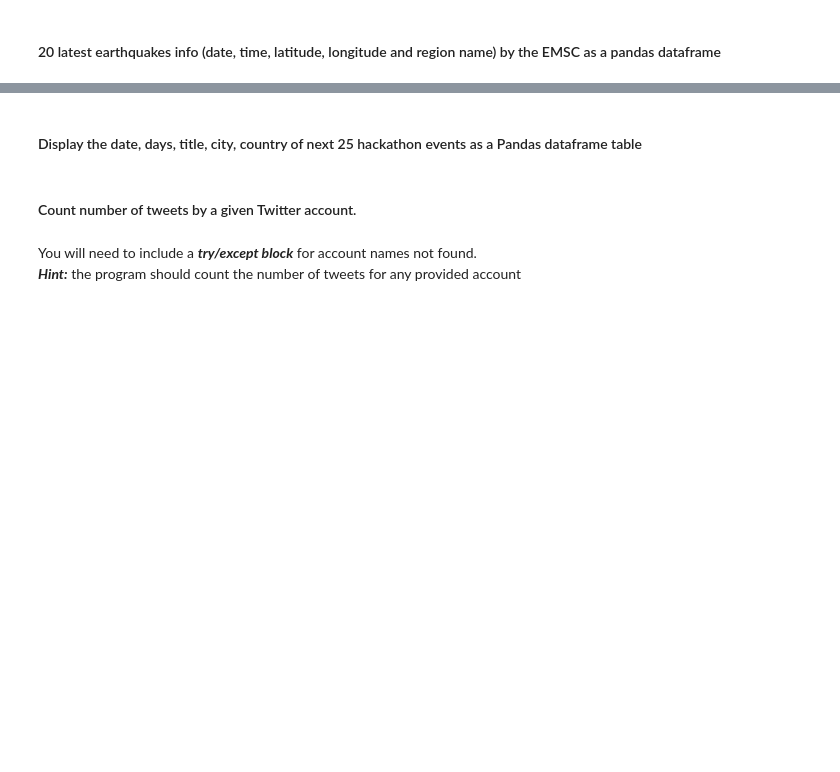
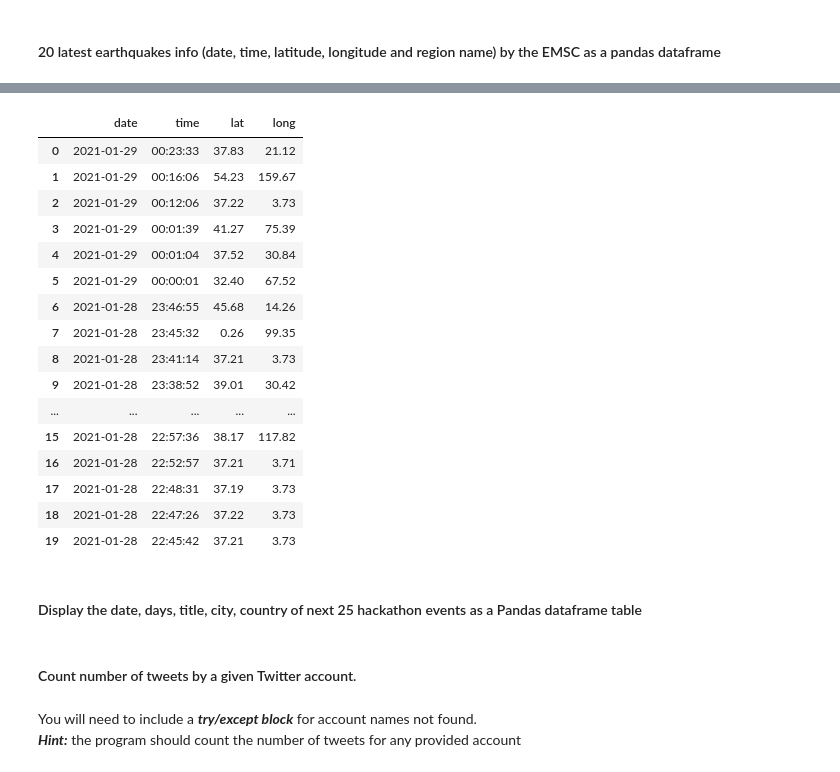
Before and after one commit to Os-f-dev/datamex_012021, a Jupyter notebook: module-1/lab-web-scraping/your-code/main.ipynb, the cells around one changed output, grey strips where cells are left out. Saved outputs shown, nothing was run; the diff lists cells and outputs as text; code cells hidden in the pictures; blank space fills up the shorter version.

```diff
--- a/module-1/lab-web-scraping/your-code/main.ipynb
+++ b/module-1/lab-web-scraping/your-code/main.ipynb
@@ -240,0 +513,7 @@ url = 'https://www.emsc-csem.org/Earthquake/'
+# %%
+lat_long = [i.text.strip().split('\n') for i in info_lat]
+
+lat = lat_long[0::2]
+long = lat_long[1::2]
+
+print(lat, long)
@@ -240,0 +527,4 @@ url = 'https://www.emsc-csem.org/Earthquake/'
+# %%
+datetime = [k.text.strip().split('\n') for k in info_date]
+
+datetime
@@ -241,3 +552,38 @@ url = 'https://www.emsc-csem.org/Earthquake/'
+# %%
+date = []
+time = []
+
+for a in range(len(datetime)):
+    path_date = '[0-9]+-[0-9]+-[0-9]+'
+    path_time = '[0-9]+:[0-9]+:[0-9]+'
+    date.extend([re.findall(path_date, a) for a in datetime[a]])
+    time.extend([re.findall(path_time, a) for a in datetime[a]])
+
+columns = [date, time, lat, long]
+col = [[a for [a] in b] for b in columns]
+# %%
+earthquake = pd.DataFrame(list(zip(col[0], col[1], col[2], col[3])),
+                         columns = ['date','time','lat','long'])[:20]
+# %%
+earthquake
+# %% [output]
+|  | date | time | lat | long |
+| 0 | 2021-01-29 | 00:23:33 | 37.83 | 21.12 |
+| 1 | 2021-01-29 | 00:16:06 | 54.23 | 159.67 |
+| 2 | 2021-01-29 | 00:12:06 | 37.22 | 3.73 |
+| 3 | 2021-01-29 | 00:01:39 | 41.27 | 75.39 |
+| 4 | 2021-01-29 | 00:01:04 | 37.52 | 30.84 |
+| 5 | 2021-01-29 | 00:00:01 | 32.40 | 67.52 |
+| 6 | 2021-01-28 | 23:46:55 | 45.68 | 14.26 |
+| 7 | 2021-01-28 | 23:45:32 | 0.26 | 99.35 |
+| 8 | 2021-01-28 | 23:41:14 | 37.21 | 3.73 |
+| 9 | 2021-01-28 | 23:38:52 | 39.01 | 30.42 |
+| ... | ... | ... | ... | ... |
+| 15 | 2021-01-28 | 22:57:36 | 38.17 | 117.82 |
+| 16 | 2021-01-28 | 22:52:57 | 37.21 | 3.71 |
+| 17 | 2021-01-28 | 22:48:31 | 37.19 | 3.73 |
+| 18 | 2021-01-28 | 22:47:26 | 37.22 | 3.73 |
+| 19 | 2021-01-28 | 22:45:42 | 37.21 | 3.73 |
 # %% [markdown]
 #### Display the date, days, title, city, country of next 25 hackathon events as a Pandas dataframe table
 # %%
```
Also changed, not shown: parts of 38 cells of this notebook.
